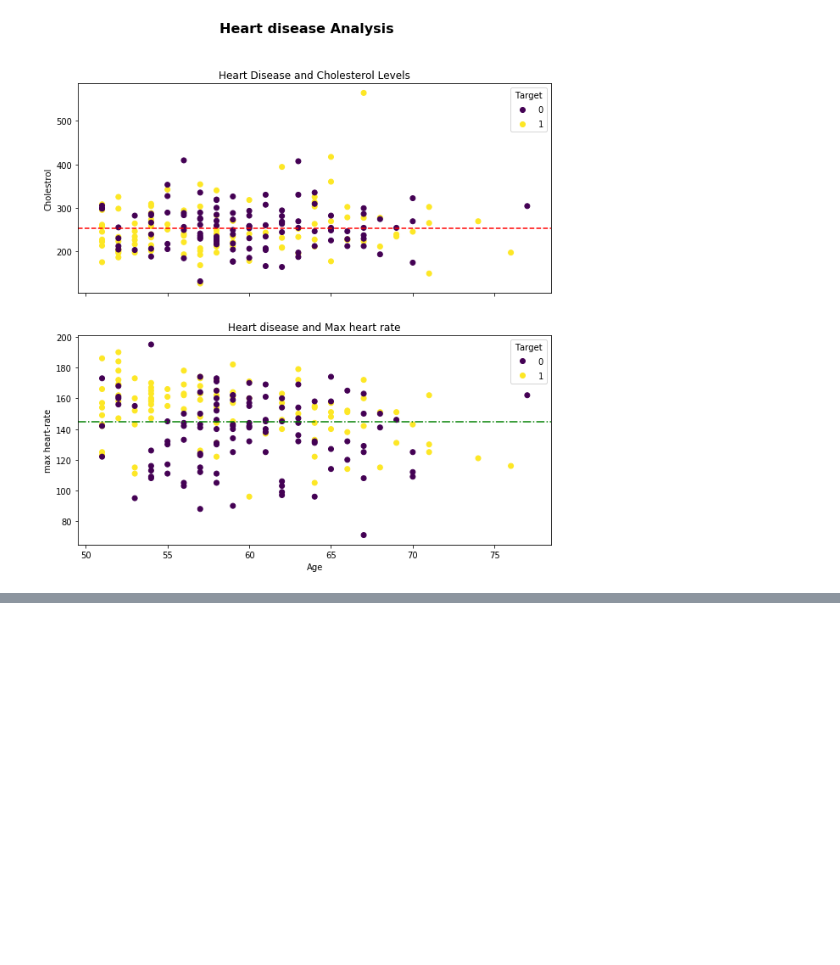
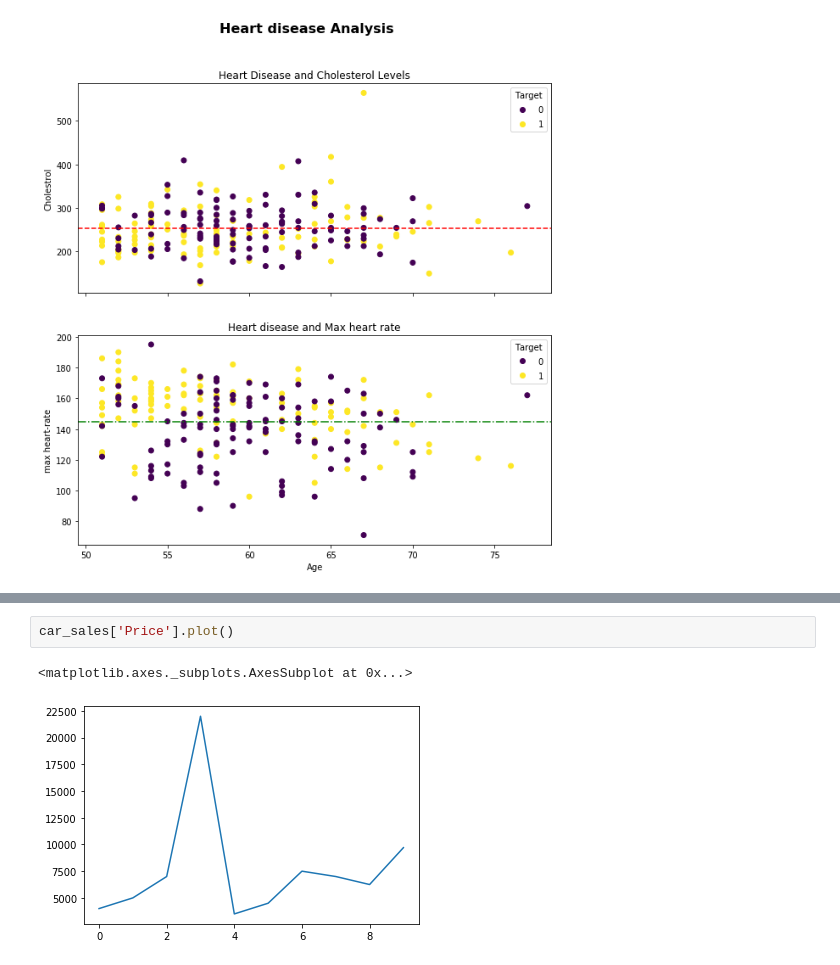
Before and after one commit to aliazani/machine-learning, a Jupyter notebook: 4-matplotlib/1-introduction-matplotlib.ipynb, the cells around one changed output, grey strips where cells are left out. Saved outputs shown, nothing was run; the diff lists cells and outputs as text; blank space fills up the shorter version.

Commit message:
The last part of matplotlib

```diff
--- a/4-matplotlib/1-introduction-matplotlib.ipynb
+++ b/4-matplotlib/1-introduction-matplotlib.ipynb
@@ -436,0 +459,5 @@ fig.suptitle('Heart disease Analysis', fontsize=16, fontweight='bold');
+# %%
+car_sales['Price'].plot()
+# %% [output]
+<matplotlib.axes._subplots.AxesSubplot at 0x...>
+[figure, added]
```
Also changed, not shown: parts of 24 cells of this notebook.
